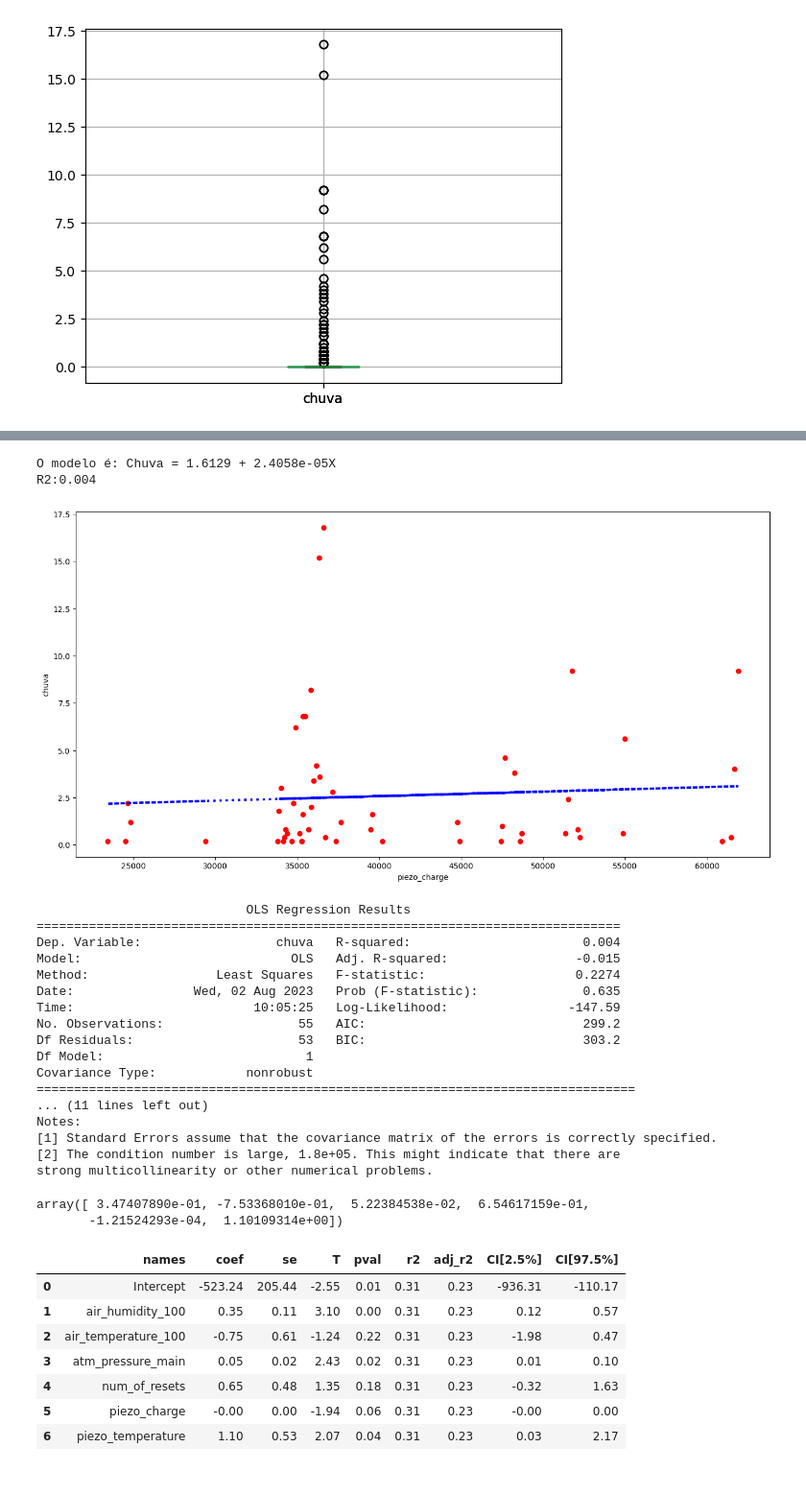
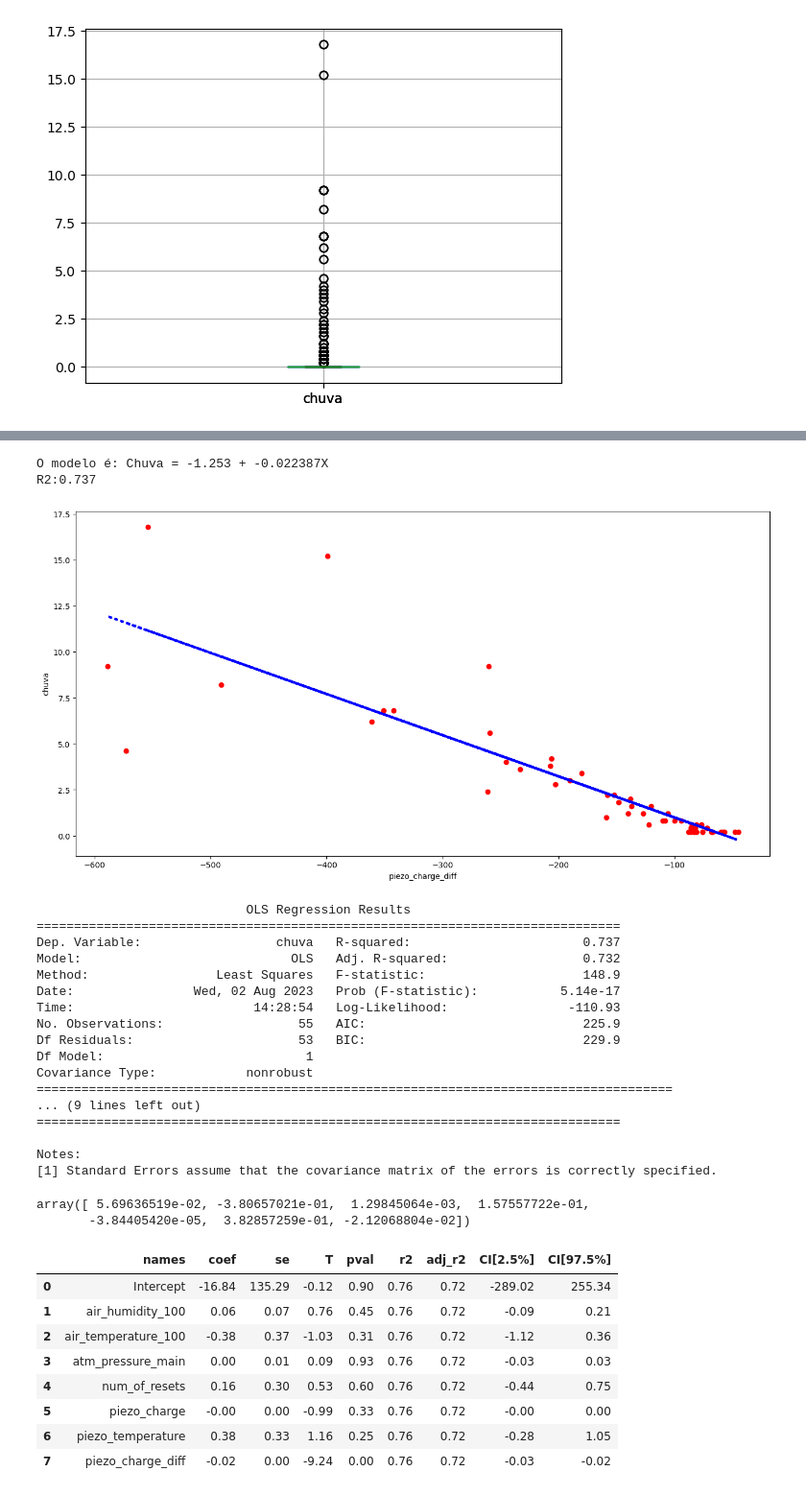
Before and after one commit to MarceloMontesDS/Desafio-FieldPro, a Jupyter notebook: Notebook.ipynb, the cells around one changed output, grey strips where cells are left out. Shown at 96% size. Drawn from its saved outputs; the diff is of its cells as text; code cells hidden in the pictures.

```diff
--- a/Notebook.ipynb
+++ b/Notebook.ipynb
@@ -27,4 +30,7 @@ df1['data'] = pd.to_datetime(df1['data']+' '+df1['Hora (Brasília)'],format = '%
 df2['data'] = pd.to_datetime(df2['data'],format = '%Y-%m-%d %H:%M:%S%z').dt.tz_convert("Brazil/East")
 df = df1.merge(df2).drop(["Hora (Brasília)"],axis = 1)
 #pytz.all_timezones
+
+#Geando campo com diferenças de cargas
+df['piezo_charge_diff'] = df['piezo_charge'].diff()
 # %%
@@ -110,0 +120,7 @@ df.boxplot(['chuva'])
+# %%
+#Apenas um registro encontrado. Abordagem: imputação por interpolação
+knn_imputer = KNNImputer(n_neighbors=2, weights="uniform")
+df['air_temperature_100'] = knn_imputer.fit_transform(df[['air_temperature_100']])
+df['air_humidity_100'] = knn_imputer.fit_transform(df[['air_humidity_100']])
+df['air_temperature_100'].isnull().sum()
+df['air_humidity_100'].isnull().sum()
@@ -112,7 +130,7 @@ df.boxplot(['chuva'])
 #Ação e análise alternativas: eliminar dias não chuvosos.
 #Mesmo inflado de zeros, dias não chuvosos precisam ser considerados no modelo. Necessário entendimento com especialistas.
 
-filter = (df['chuva'] >= 0.01)
+filter = (df['chuva'] >= 0.05)
 df = df.loc[filter]
 # %%
 %matplotlib inline
@@ -142,6 +160,6 @@ sns.heatmap(
 # %%
 Depend = 'chuva'
-Independ = 'piezo_charge'
+Independ = 'piezo_charge_diff'
 
 X = df[Independ].values.reshape(-1,1)
 y = df[Depend].values.reshape(-1,1)
@@ -181,26 +199,26 @@ est = sm.OLS(y, X2)
 est2 = est.fit()
 print(est2.summary())
 # %% [output]
-O modelo é: Chuva = 1.6129 + 2.4058e-05X
-R2:0.004
+O modelo é: Chuva = -1.253 + -0.022387X
+R2:0.737
-[figure, old version]
+[figure, new version]
                             OLS Regression Results
 ==============================================================================
-Dep. Variable:                  chuva   R-squared:                       0.004
-Model:                            OLS   Adj. R-squared:                 -0.015
-Method:                 Least Squares   F-statistic:                    0.2274
-Date:                Wed, 02 Aug 2023   Prob (F-statistic):              0.635
-Time:                        10:05:25   Log-Likelihood:                -147.59
-No. Observations:                  55   AIC:                             299.2
-Df Residuals:                      53   BIC:                             303.2
+Dep. Variable:                  chuva   R-squared:                       0.737
+Model:                            OLS   Adj. R-squared:                  0.732
+Method:                 Least Squares   F-statistic:                     148.9
+Date:                Wed, 02 Aug 2023   Prob (F-statistic):           5.14e-17
+Time:                        14:28:54   Log-Likelihood:                -110.93
+No. Observations:                  55   AIC:                             225.9
+Df Residuals:                      53   BIC:                             229.9
 Df Model:                           1
 Covariance Type:            nonrobust
-================================================================================
-... (11 lines left out)
+=====================================================================================
+... (9 lines left out)
+==============================================================================
+
 Notes:
 [1] Standard Errors assume that the covariance matrix of the errors is correctly specified.
-[2] The condition number is large, 1.8e+05. This might indicate that there are
-strong multicollinearity or other numerical problems.
 # %%
 Depend = 'chuva'
 X = df.drop(['data','chuva'], axis=1)
@@ -214,23 +232,26 @@ modelo.score(X,y)
 modelo.intercept_
 modelo.coef_
 # %% [output]
-array([ 3.47407890e-01, -7.53368010e-01,  5.22384538e-02,  6.54617159e-01,
-       -1.21524293e-04,  1.10109314e+00])
+array([ 5.69636519e-02, -3.80657021e-01,  1.29845064e-03,  1.57557722e-01,
+       -3.84405420e-05,  3.82857259e-01, -2.12068804e-02])
 # %%
 X = df.drop(['data','chuva'], axis=1)
 y = df[Depend]
 
+y.count()
+
 lm = pg.linear_regression(X, y, as_dataframe=True)
 lm.round(2)
 # %% [output]
 |  | names | coef | se | T | pval | r2 | adj_r2 | CI[2.5%] | CI[97.5%] |
-| 0 | Intercept | -523.24 | 205.44 | -2.55 | 0.01 | 0.31 | 0.23 | -936.31 | -110.17 |
-| 1 | air_humidity_100 | 0.35 | 0.11 | 3.10 | 0.00 | 0.31 | 0.23 | 0.12 | 0.57 |
-| 2 | air_temperature_100 | -0.75 | 0.61 | -1.24 | 0.22 | 0.31 | 0.23 | -1.98 | 0.47 |
-| 3 | atm_pressure_main | 0.05 | 0.02 | 2.43 | 0.02 | 0.31 | 0.23 | 0.01 | 0.10 |
-| 4 | num_of_resets | 0.65 | 0.48 | 1.35 | 0.18 | 0.31 | 0.23 | -0.32 | 1.63 |
-| 5 | piezo_charge | -0.00 | 0.00 | -1.94 | 0.06 | 0.31 | 0.23 | -0.00 | 0.00 |
-| 6 | piezo_temperature | 1.10 | 0.53 | 2.07 | 0.04 | 0.31 | 0.23 | 0.03 | 2.17 |
+| 0 | Intercept | -16.84 | 135.29 | -0.12 | 0.90 | 0.76 | 0.72 | -289.02 | 255.34 |
+| 1 | air_humidity_100 | 0.06 | 0.07 | 0.76 | 0.45 | 0.76 | 0.72 | -0.09 | 0.21 |
+| 2 | air_temperature_100 | -0.38 | 0.37 | -1.03 | 0.31 | 0.76 | 0.72 | -1.12 | 0.36 |
+| 3 | atm_pressure_main | 0.00 | 0.01 | 0.09 | 0.93 | 0.76 | 0.72 | -0.03 | 0.03 |
+| 4 | num_of_resets | 0.16 | 0.30 | 0.53 | 0.60 | 0.76 | 0.72 | -0.44 | 0.75 |
+| 5 | piezo_charge | -0.00 | 0.00 | -0.99 | 0.33 | 0.76 | 0.72 | -0.00 | 0.00 |
+| 6 | piezo_temperature | 0.38 | 0.33 | 1.16 | 0.25 | 0.76 | 0.72 | -0.28 | 1.05 |
+| 7 | piezo_charge_diff | -0.02 | 0.00 | -9.24 | 0.00 | 0.76 | 0.72 | -0.03 | -0.02 |
 # %%
 lm1 = pg.linear_regression(X, y, as_dataframe=False)
 
```
Also changed, not shown: parts of 10 cells of this notebook.
